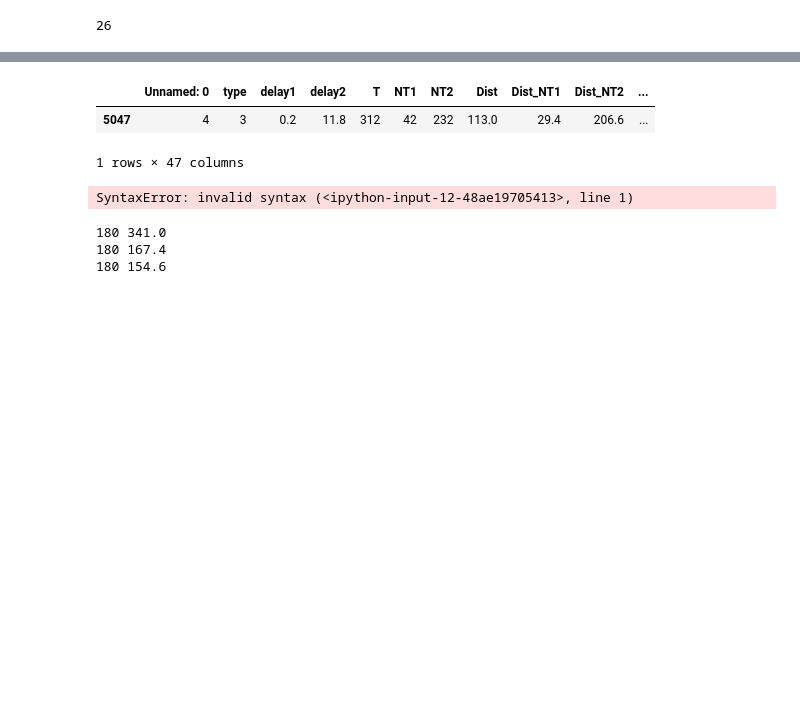
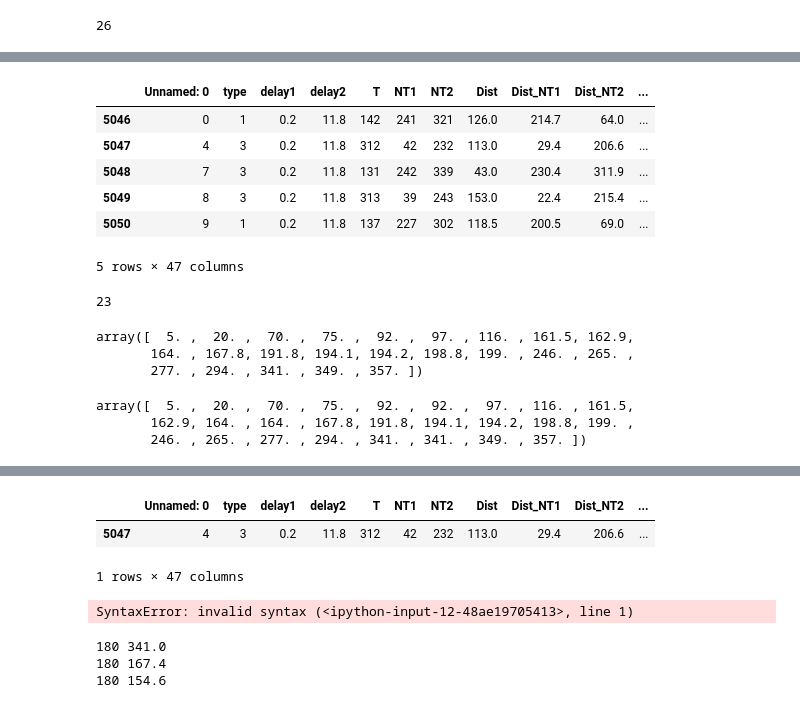
Before and after one commit to davidbestue/encoding, a Jupyter notebook: scripts/plots/IEM/Angle_decoding_correlations.ipynb, the cells around one changed output, grey strips where cells are left out. Cells and saved outputs as stored; diff of their text form; code cells hidden in the pictures; blank space fills up the shorter version.

```diff
--- a/scripts/plots/IEM/Angle_decoding_correlations.ipynb
+++ b/scripts/plots/IEM/Angle_decoding_correlations.ipynb
@@ -219,0 +251,15 @@ len(df_reconst)
+# %%
+df_sess4 = df_behaviour.loc[df_behaviour['session']==1]
+df_sess4.head()
+# %% [output]
+|  | Unnamed: 0 | type | delay1 | delay2 | T | NT1 | NT2 | Dist | Dist_NT1 | Dist_NT2 | ... |
+| 5046 | 0 | 1 | 0.2 | 11.8 | 142 | 241 | 321 | 126.0 | 214.7 | 64.0 | ... |
+| 5047 | 4 | 3 | 0.2 | 11.8 | 312 | 42 | 232 | 113.0 | 29.4 | 206.6 | ... |
+| 5048 | 7 | 3 | 0.2 | 11.8 | 131 | 242 | 339 | 43.0 | 230.4 | 311.9 | ... |
+| 5049 | 8 | 3 | 0.2 | 11.8 | 313 | 39 | 243 | 153.0 | 22.4 | 215.4 | ... |
+| 5050 | 9 | 1 | 0.2 | 11.8 | 137 | 227 | 302 | 118.5 | 200.5 | 69.0 | ... |
+5 rows × 47 columns
+# %%
+len(df_sess4)
+# %% [output]
+23
@@ -219,0 +285,15 @@ len(df_reconst)
+# %%
+dist_180.sort()
+dist_180
+# %% [output]
+array([  5. ,  20. ,  70. ,  75. ,  92. ,  97. , 116. , 161.5, 162.9,
+       164. , 167.8, 191.8, 194.1, 194.2, 198.8, 199. , 246. , 265. ,
+       277. , 294. , 341. , 349. , 357. ])
+# %%
+sort__ = df_reconst.distractor_centered.values
+sort__.sort()
+sort__
+# %% [output]
+array([  5. ,  20. ,  70. ,  75. ,  92. ,  92. ,  97. , 116. , 161.5,
+       162.9, 164. , 164. , 167.8, 191.8, 194.1, 194.2, 198.8, 199. ,
+       246. , 265. , 277. , 294. , 341. , 341. , 349. , 357. ])
```
Also changed, not shown: parts of 17 cells of this notebook.
